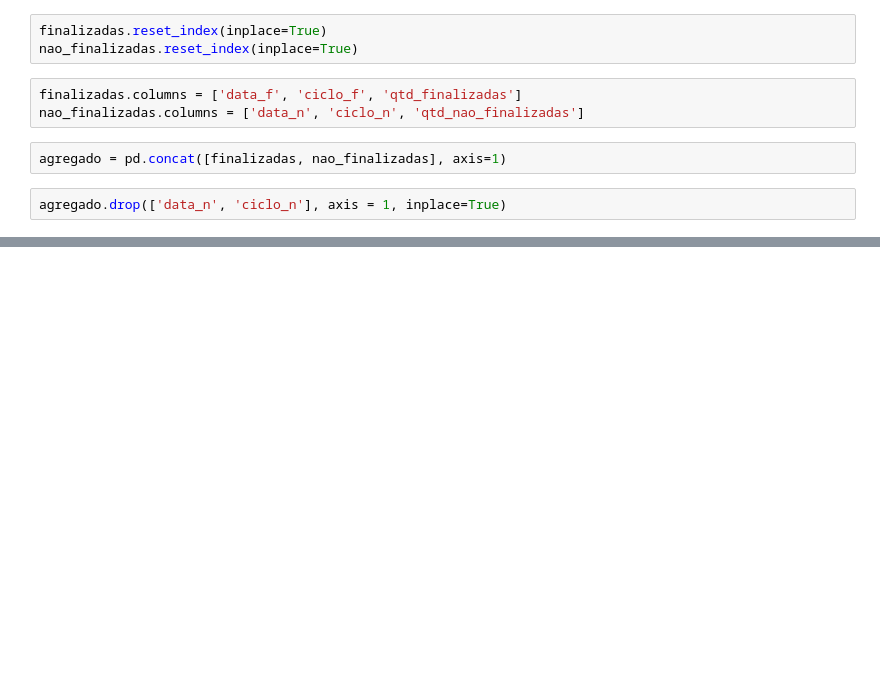
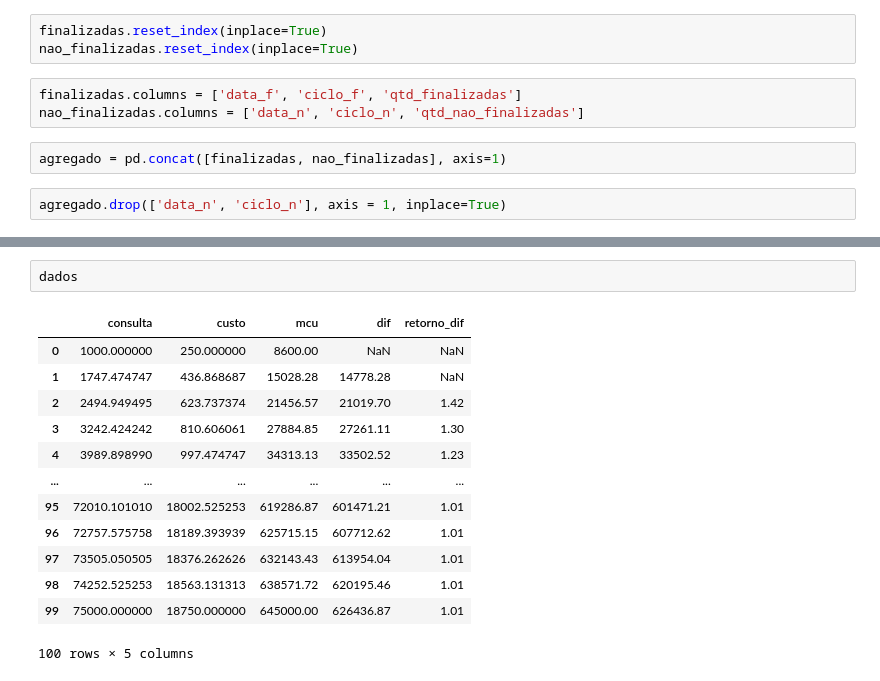
Before and after one commit to Fagner608/projeto_consultas, a Jupyter notebook: src/planejamento/como_onde.ipynb, the cells around one changed output, grey strips where cells are left out. Saved outputs shown, nothing was run; the diff lists cells and outputs as text; blank space fills up the shorter version.

```diff
--- a/src/planejamento/como_onde.ipynb
+++ b/src/planejamento/como_onde.ipynb
@@ -99,0 +177,16 @@ agregado.qtd_finalizadas.sum() / agregado.qtd_nao_finalizadas.sum()
+# %%
+dados
+# %% [output]
+|  | consulta | custo | mcu | dif | retorno_dif |
+| 0 | 1000.000000 | 250.000000 | 8600.00 | NaN | NaN |
+| 1 | 1747.474747 | 436.868687 | 15028.28 | 14778.28 | NaN |
+| 2 | 2494.949495 | 623.737374 | 21456.57 | 21019.70 | 1.42 |
+| 3 | 3242.424242 | 810.606061 | 27884.85 | 27261.11 | 1.30 |
+| 4 | 3989.898990 | 997.474747 | 34313.13 | 33502.52 | 1.23 |
+| ... | ... | ... | ... | ... | ... |
+| 95 | 72010.101010 | 18002.525253 | 619286.87 | 601471.21 | 1.01 |
+| 96 | 72757.575758 | 18189.393939 | 625715.15 | 607712.62 | 1.01 |
+| 97 | 73505.050505 | 18376.262626 | 632143.43 | 613954.04 | 1.01 |
+| 98 | 74252.525253 | 18563.131313 | 638571.72 | 620195.46 | 1.01 |
+| 99 | 75000.000000 | 18750.000000 | 645000.00 | 626436.87 | 1.01 |
+100 rows × 5 columns
```
Also changed, not shown: parts of 18 cells of this notebook, 2 other files.
